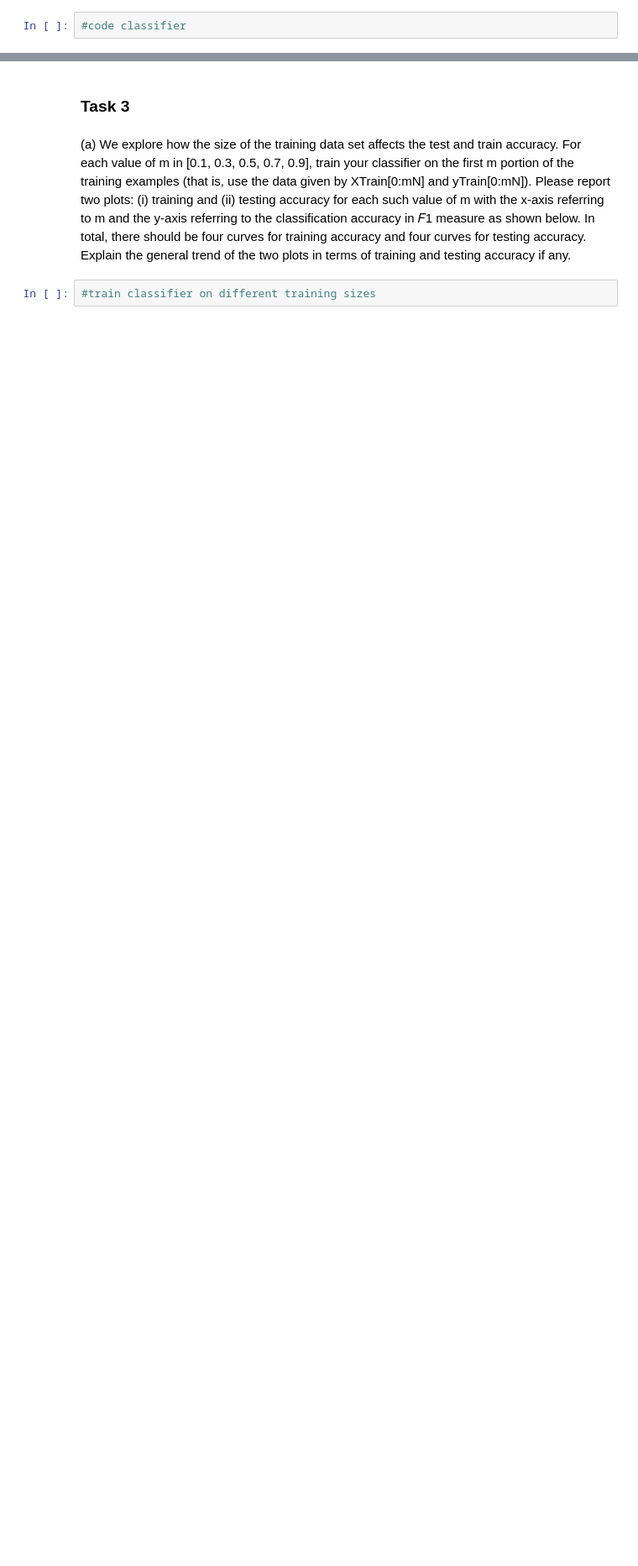
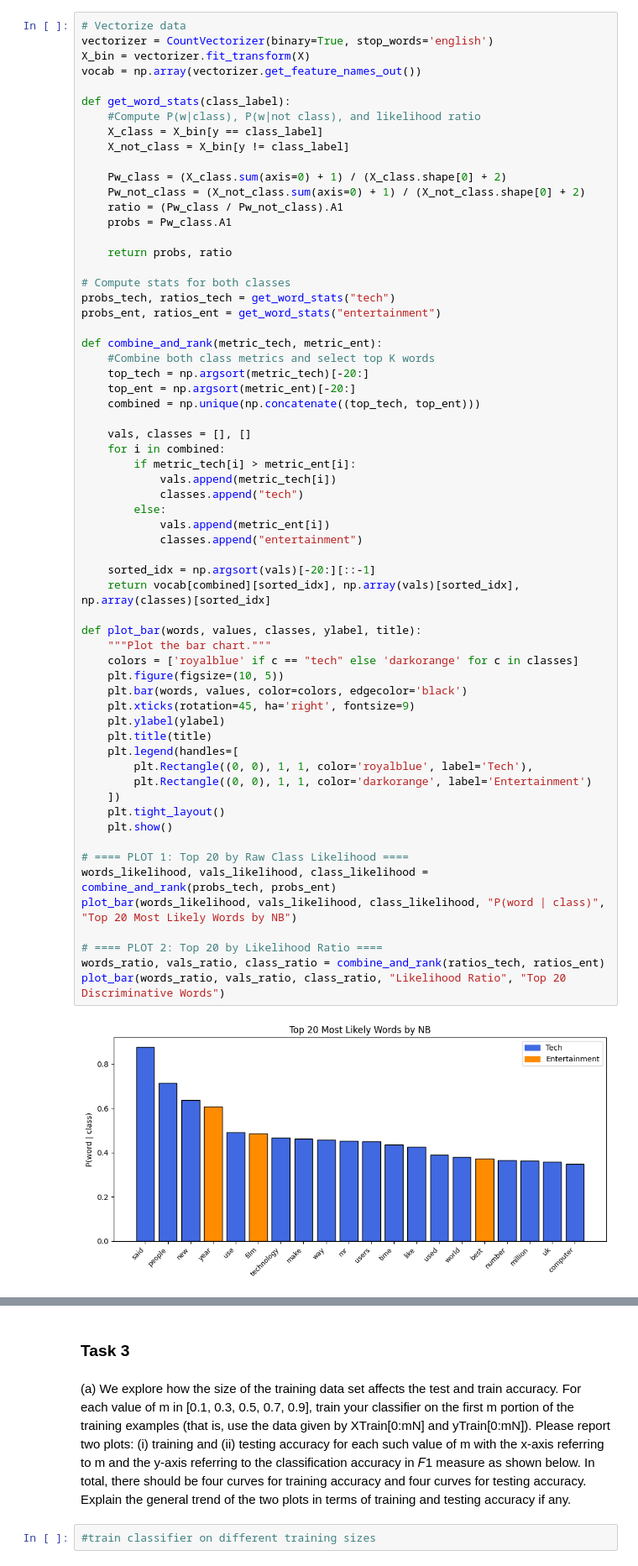
Before and after one commit to spartanjax/cs361_shared_assigment, a Jupyter notebook: Divided Parts/Classifiers/A_NB_JAX.ipynb, the cells around one changed output, grey strips where cells are left out. Shown at 84% size. Saved outputs shown, nothing was run; the diff lists cells and outputs as text; blank space fills up the shorter version.

```diff
--- a/Divided Parts/Classifiers/A_NB_JAX.ipynb
+++ b/Divided Parts/Classifiers/A_NB_JAX.ipynb
@@ -21,2 +23,64 @@ Which list of words describe the two classes better? Briefly explain your reason
 # %%
-#code classifier
+# Vectorize data
+vectorizer = CountVectorizer(binary=True, stop_words='english')
+X_bin = vectorizer.fit_transform(X)
+vocab = np.array(vectorizer.get_feature_names_out())
+
+def get_word_stats(class_label):
+    #Compute P(w|class), P(w|not class), and likelihood ratio
+    X_class = X_bin[y == class_label]
+    X_not_class = X_bin[y != class_label]
+
+    Pw_class = (X_class.sum(axis=0) + 1) / (X_class.shape[0] + 2)
+    Pw_not_class = (X_not_class.sum(axis=0) + 1) / (X_not_class.shape[0] + 2)
+    ratio = (Pw_class / Pw_not_class).A1
+    probs = Pw_class.A1
+
+    return probs, ratio
+
+# Compute stats for both classes
+probs_tech, ratios_tech = get_word_stats("tech")
+probs_ent, ratios_ent = get_word_stats("entertainment")
+
+def combine_and_rank(metric_tech, metric_ent):
+    #Combine both class metrics and select top K words
+    top_tech = np.argsort(metric_tech)[-20:]
+    top_ent = np.argsort(metric_ent)[-20:]
+    combined = np.unique(np.concatenate((top_tech, top_ent)))
+
+    vals, classes = [], []
+    for i in combined:
+        if metric_tech[i] > metric_ent[i]:
+            vals.append(metric_tech[i])
+            classes.append("tech")
+        else:
+            vals.append(metric_ent[i])
+            classes.append("entertainment")
+
+    sorted_idx = np.argsort(vals)[-20:][::-1]
+    return vocab[combined][sorted_idx], np.array(vals)[sorted_idx], np.array(classes)[sorted_idx]
+
+def plot_bar(words, values, classes, ylabel, title):
+    """Plot the bar chart."""
+    colors = ['royalblue' if c == "tech" else 'darkorange' for c in classes]
+    plt.figure(figsize=(10, 5))
+    plt.bar(words, values, color=colors, edgecolor='black')
+    plt.xticks(rotation=45, ha='right', fontsize=9)
+    plt.ylabel(ylabel)
+    plt.title(title)
+    plt.legend(handles=[
+        plt.Rectangle((0, 0), 1, 1, color='royalblue', label='Tech'),
+        plt.Rectangle((0, 0), 1, 1, color='darkorange', label='Entertainment')
+    ])
+    plt.tight_layout()
+    plt.show()
+
+# ==== PLOT 1: Top 20 by Raw Class Likelihood ====
+words_likelihood, vals_likelihood, class_likelihood = combine_and_rank(probs_tech, probs_ent)
+plot_bar(words_likelihood, vals_likelihood, class_likelihood, "P(word | class)", "Top 20 Most Likely Words by NB")
+
+# ==== PLOT 2: Top 20 by Likelihood Ratio ====
+words_ratio, vals_ratio, class_ratio = combine_and_rank(ratios_tech, ratios_ent)
+plot_bar(words_ratio, vals_ratio, class_ratio, "Likelihood Ratio", "Top 20 Discriminative Words")
+# %% [output]
+[figure, added]
```
Also changed, not shown: parts of 6 cells of this notebook, 1 other file.
